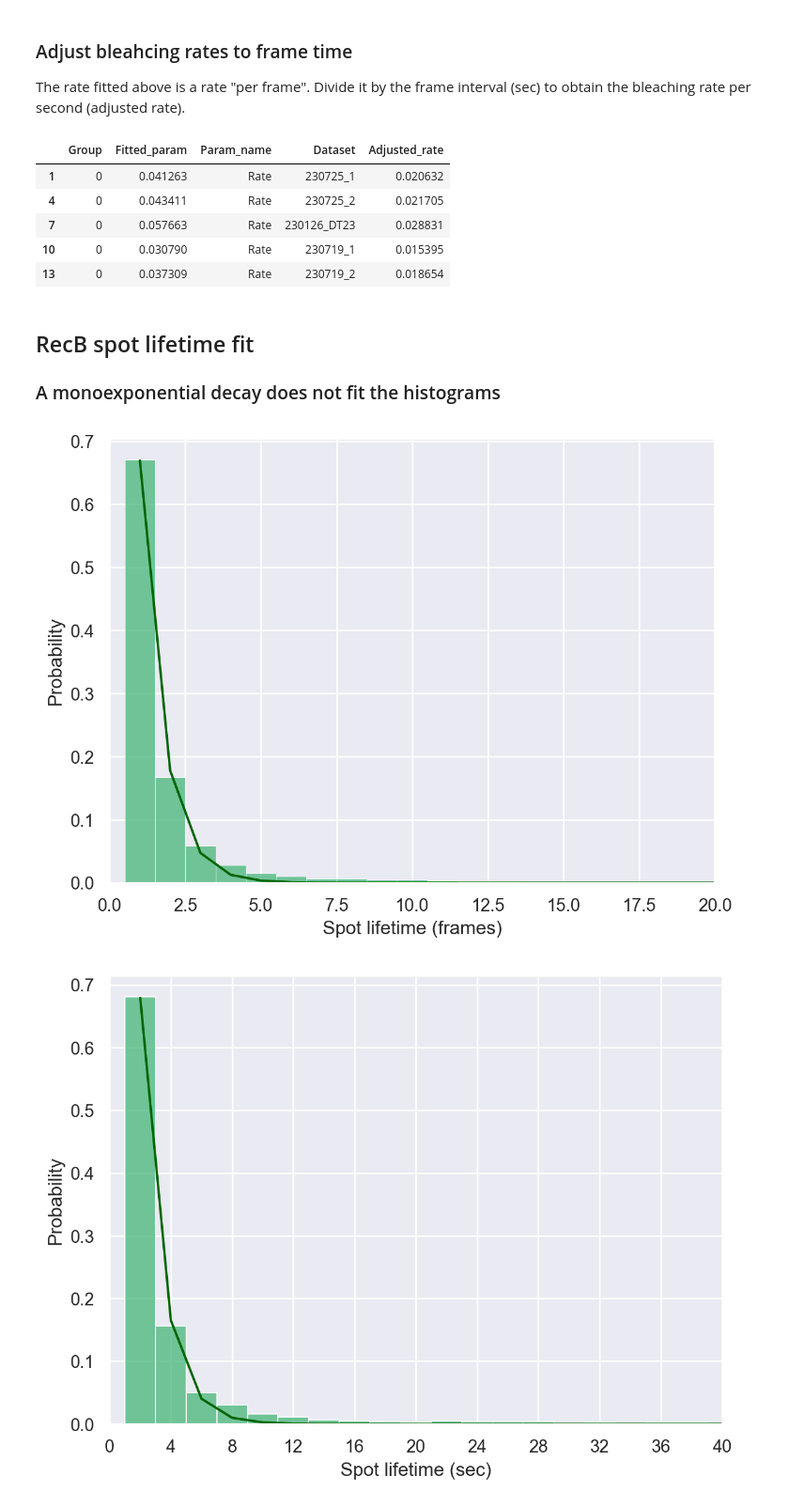
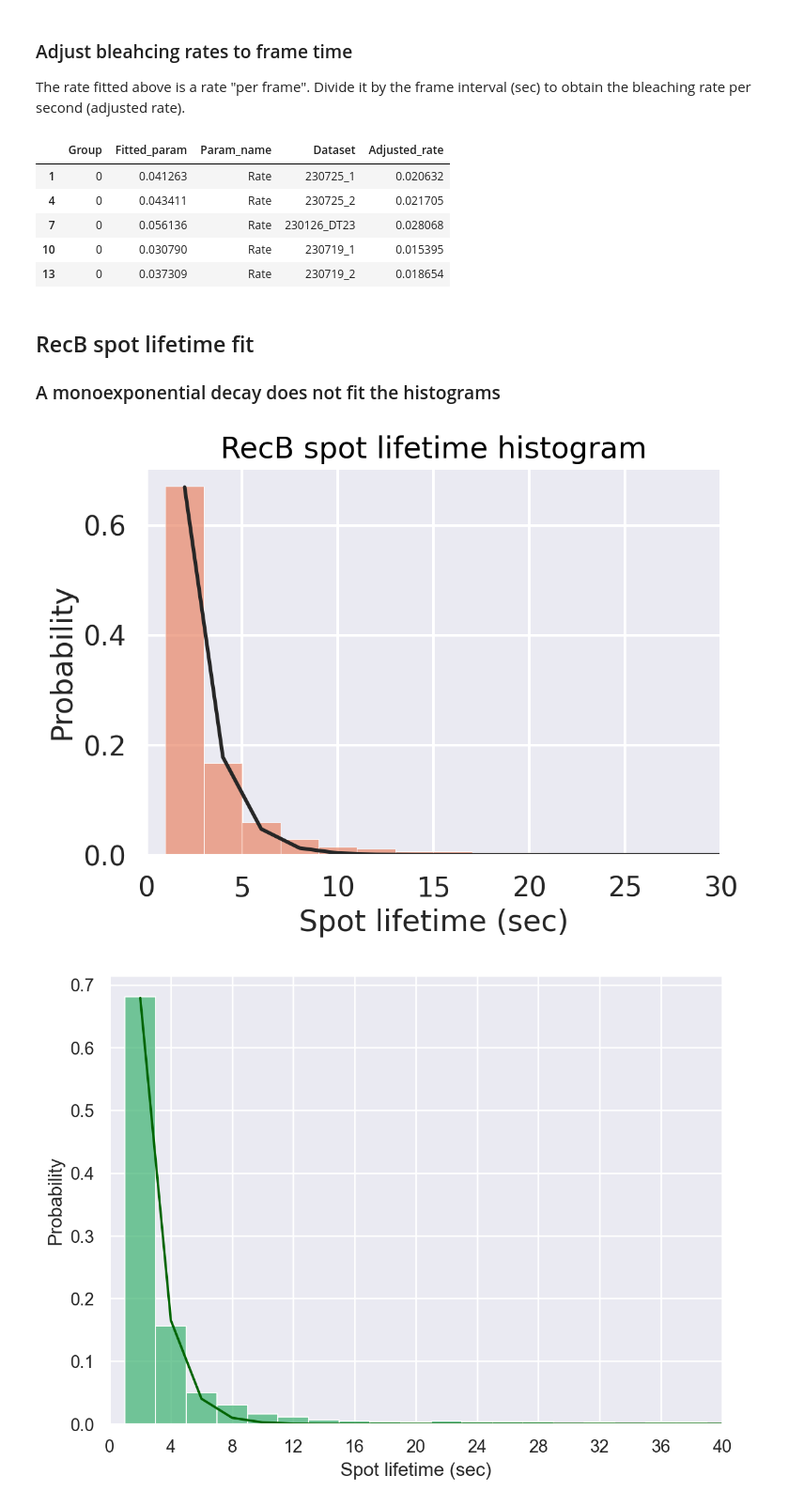
Before and after one commit to DanielThedie/RecB_article, a Jupyter notebook: Notebooks/1_Endogenous_damage/RecB_dissociation.ipynb, the cells around one changed output. Shown at 94% size. Drawn from its saved outputs; the diff is of its cells as text; code cells hidden in the pictures.

Commit message:
Changed figure colours

```diff
--- a/Notebooks/1_Endogenous_damage/RecB_dissociation.ipynb
+++ b/Notebooks/1_Endogenous_damage/RecB_dissociation.ipynb
@@ -3,7 +3,7 @@
 # %%
 from pyberries.data import DatasetPool
 
-data = (DatasetPool(path='D:\DanielThedie\BACMMAN\Timelapse',
+data = (DatasetPool(path='/media/daniel/HDD Daniel/DanielThedie/BACMMAN/Timelapse',
                     dsList=['230725_1', '230725_2', '230126_DT23', '230719_1', '230719_2',],
                     groups=['0', '0', '0', '0', '0'],
                     filters={'all':'Frame < 50'},
@@ -139,7 +139,7 @@ display(bleaching_rates)
 |  | Group | Fitted_param | Param_name | Dataset | Adjusted_rate |
 | 1 | 0 | 0.041263 | Rate | 230725_1 | 0.020632 |
 | 4 | 0 | 0.043411 | Rate | 230725_2 | 0.021705 |
-| 7 | 0 | 0.057663 | Rate | 230126_DT23 | 0.028831 |
+| 7 | 0 | 0.056136 | Rate | 230126_DT23 | 0.028068 |
 | 10 | 0 | 0.030790 | Rate | 230719_1 | 0.015395 |
 | 13 | 0 | 0.037309 | Rate | 230719_2 | 0.018654 |
 # %% [markdown]
@@ -154,17 +154,26 @@ monoexp_fit = Fit(hist, x='TrackLength', y='proportion', model_type='monoexp_dec
                    groupby=['Group'], p0=[1, 1])
 # %%
 import seaborn.objects as so
+import seaborn as sns
+
+df = (monoexp_fit
+      .data
+      .assign(TrackLength_s=lambda df: df.TrackLength *2)
+      )
+
+color = sns.color_palette('flare', 5)[0]
 
 (
-    so.Plot(monoexp_fit.data, x='TrackLength')
-    # .facet(col='Dataset', wrap=3)
-    .add(so.Bars(color='mediumseagreen'), y='proportion', legend=False)
-    .add(so.Line(color='darkgreen'), y='Fit', legend=False)
-    .limit(x=(0, 20), y=(None, None))
-    .label(x="Spot lifetime (frames)", y="Probability", color='', title='')
+    so.Plot(df, x='TrackLength_s')
+    .add(so.Bars(color=color), y='proportion', legend=False)
+    .add(so.Line(color='k'), y='Fit', legend=False)
+    .limit(x=(0, 30), y=(None, None))
+    .theme(sns.plotting_context('talk'))
+    .label(x="Spot lifetime (sec)", y="Probability", color='', title='RecB spot lifetime histogram')
+    .save(loc='/media/daniel/HDD Daniel/DanielThedie/Figures/RecB_article_figures/1_Endogenous/Fit_monoexp.svg', format='svg', bbox_inches='tight')
 )
 # %% [output]
-[figure, old version]
+[figure, new version]
 # %%
 df = (monoexp_fit.data
       .query('Dataset == "230719_2"')
```
Also changed, not shown: parts of 4 cells of this notebook, 1 other file.
